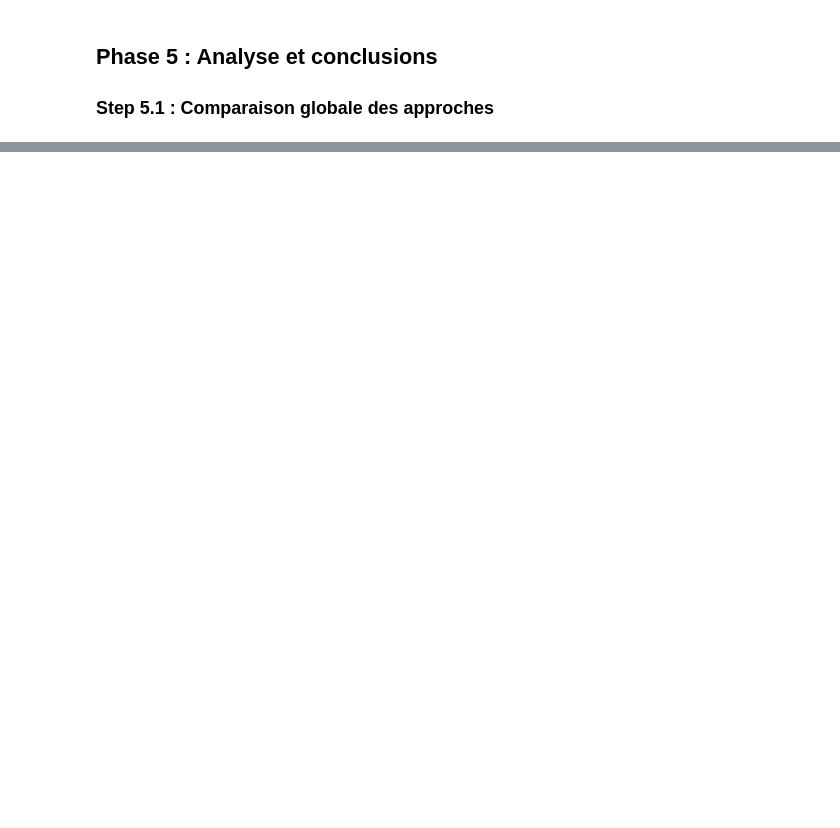
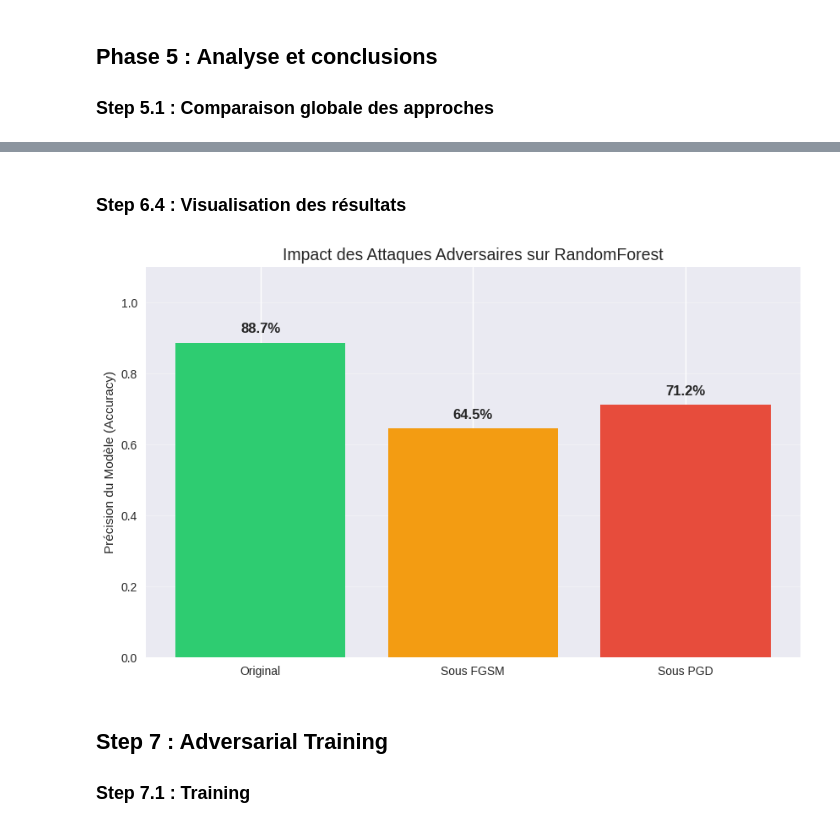
Before and after one commit to Robin1511/CYBERML, a Jupyter notebook: notebooks/cyberml_project.ipynb, the cells around one changed output, grey strips where cells are left out. Saved outputs shown, nothing was run; the diff lists cells and outputs as text; code cells hidden in the pictures; blank space fills up the shorter version.

Commit message:
feat(adversial attack): add implementation of adversila atck with training

```diff
--- a/notebooks/cyberml_project.ipynb
+++ b/notebooks/cyberml_project.ipynb
@@ -746,0 +776,25 @@ Analyse complète terminée!
+# %%
+print("="*60)
+print("DÉMARRAGE DE L'ANALYSE DE SÉCURITÉ (ADVERSARIAL ATTACKS)")
+print("="*60)
+
+epsilon = 5
+print(f"Force de l'attaque (Epsilon) : {epsilon:.2f}")
+
+
+print(f"\n[1/2] Lancement attaque FGSM (Force={epsilon:.2f})...")
+
+X_adv_fgsm = fgsm_attack(target_model, X_attack, y_attack, epsilon=epsilon, scale=False)
+res_fgsm = evaluate_adversarial_attack(target_model, X_attack, X_adv_fgsm, y_attack, scale=False)
+
+print(f"   → Accuracy Originale : {res_fgsm['accuracy_original']:.2%}")
+print(f"   → Accuracy sous FGSM : {res_fgsm['accuracy_adversarial']:.2%}")
+
+print(f"\n[2/2] Lancement attaque PGD (Iterative)...")
+
+alpha_adapted = epsilon / 5
+
+X_adv_pgd = pgd_attack(target_model, X_attack, y_attack, epsilon=epsilon, alpha=alpha_adapted, num_iter=10, scale=False)
+res_pgd = evaluate_adversarial_attack(target_model, X_attack, X_adv_pgd, y_attack, scale=False)
+
+print(f"   → Accuracy sous PGD  : {res_pgd['accuracy_adversarial']:.2%}")
@@ -746,0 +813,25 @@ Analyse complète terminée!
+# %% [markdown]
+### Step 6.4 : Visualisation des résultats
+# %%
+metrics = ['Original', 'Sous FGSM', 'Sous PGD']
+accuracies = [res_fgsm['accuracy_original'], res_fgsm['accuracy_adversarial'], res_pgd['accuracy_adversarial']]
+
+plt.figure(figsize=(10, 6))
+bars = plt.bar(metrics, accuracies, color=['#2ecc71', '#f39c12', '#e74c3c'])
+plt.title(f"Impact des Attaques Adversaires sur {target_model_name}", fontsize=14)
+plt.ylabel("Précision du Modèle (Accuracy)")
+plt.ylim(0, 1.1)
+
+for bar in bars:
+    height = bar.get_height()
+    plt.text(bar.get_x() + bar.get_width()/2., height + 0.02,
+             f'{height:.1%}', ha='center', va='bottom', fontsize=12, fontweight='bold')
+
+plt.grid(axis='y', alpha=0.3)
+plt.show()
+# %% [output]
+[figure, added]
+# %% [markdown]
+## Step 7 : Adversarial Training
+
+### Step 7.1 : Training
```
Also changed, not shown: parts of 22 cells of this notebook, 1 other file.
